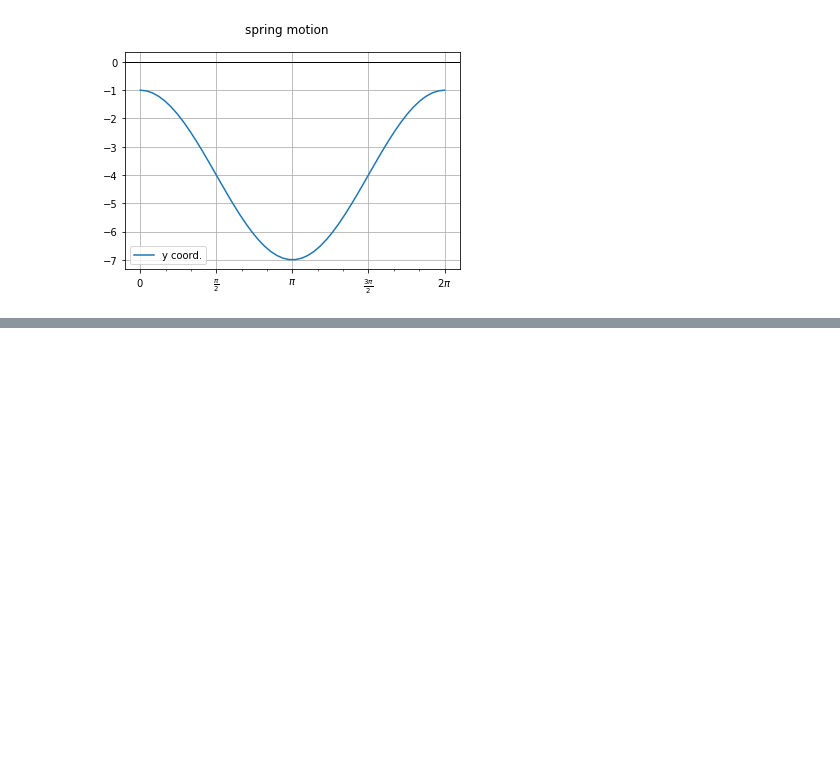
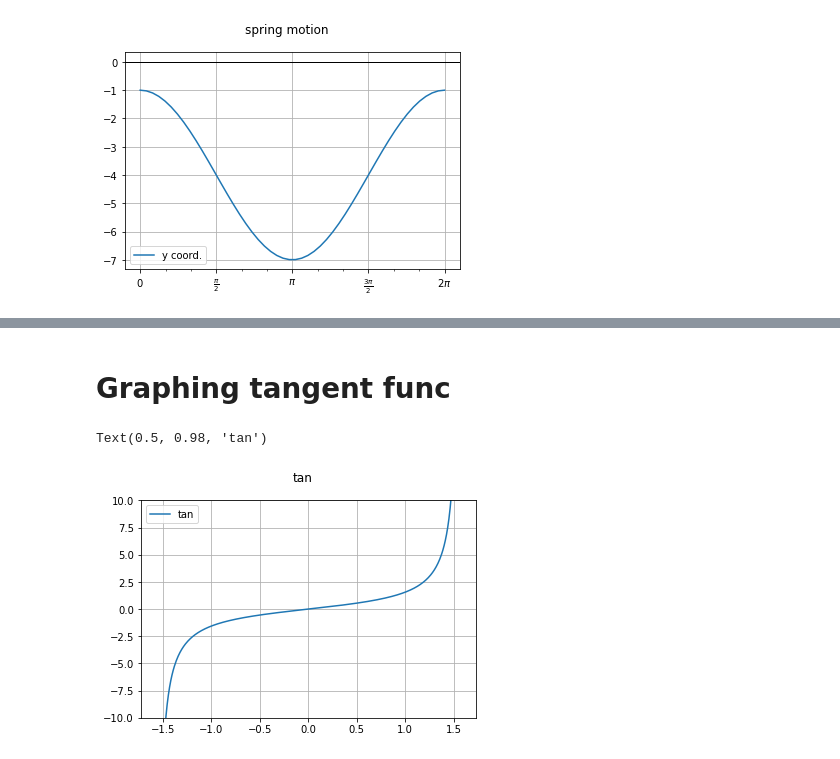
Before and after one commit to solisgb/jpnb, a Jupyter notebook: pre_calc_ex/Trig_func.ipynb, the cells around one changed output, grey strips where cells are left out. Cells and saved outputs as stored; diff of their text form; code cells hidden in the pictures; blank space fills up the shorter version.

```diff
--- a/pre_calc_ex/Trig_func.ipynb
+++ b/pre_calc_ex/Trig_func.ipynb
@@ -201,0 +254,15 @@ xy(x , [y,], ['y coord.', ], 'spring motion')
+# %% [markdown]
+# Graphing tangent func
+# %%
+x = np.linspace(-0.5*np.pi, 0.5*np.pi, 500)
+y = np.tan(x)
+fig, ax = plt.subplots()
+ax.plot(x, y, label='tan')
+ax.legend()
+ax.grid()
+ax.set_ylim(-10, 10)
+#ax.axis('equal')
+fig.suptitle('tan')
+# %% [output]
+Text(0.5, 0.98, 'tan')
+[figure, added]
```
Also changed, not shown: parts of 35 cells of this notebook, 1 other file.
